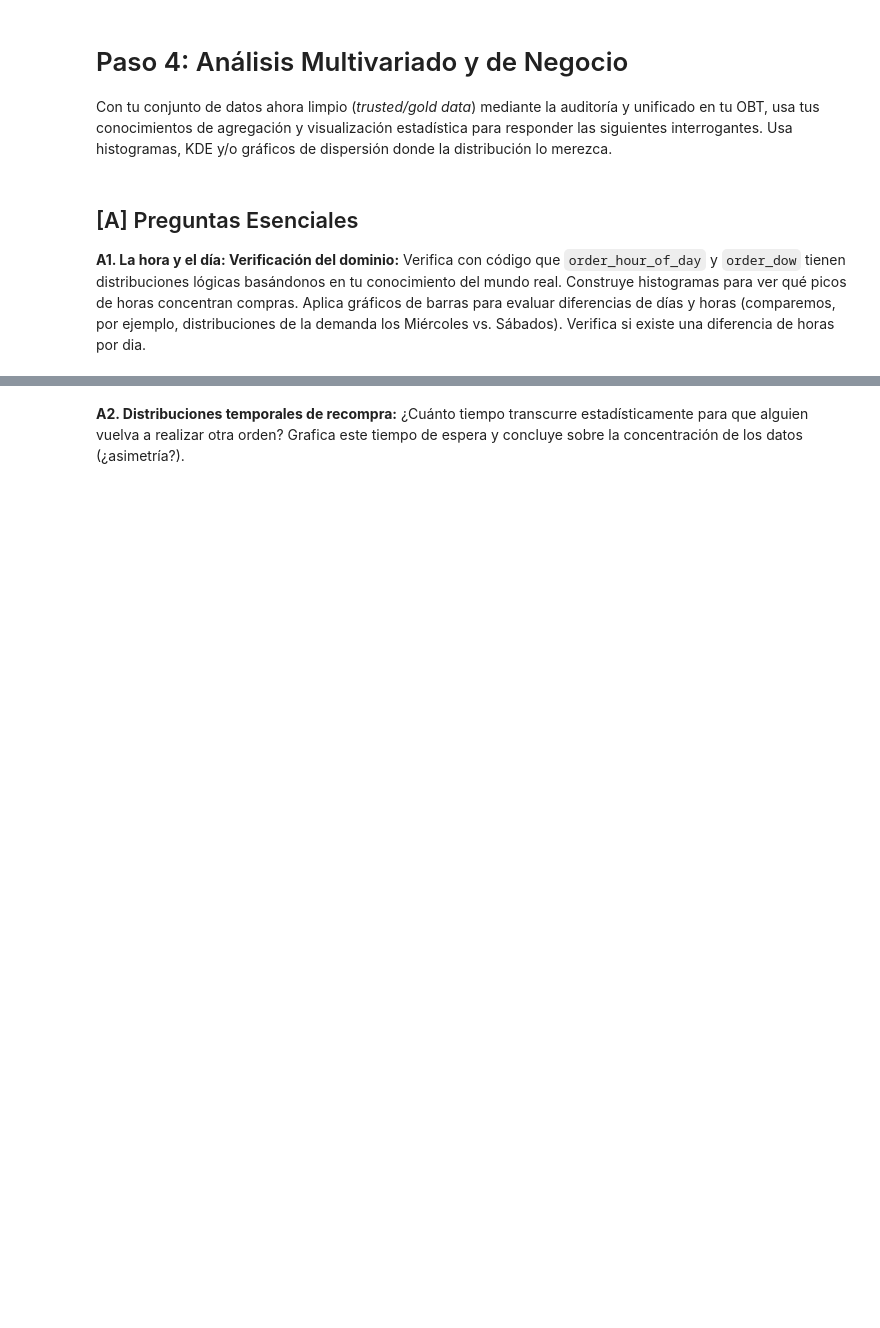
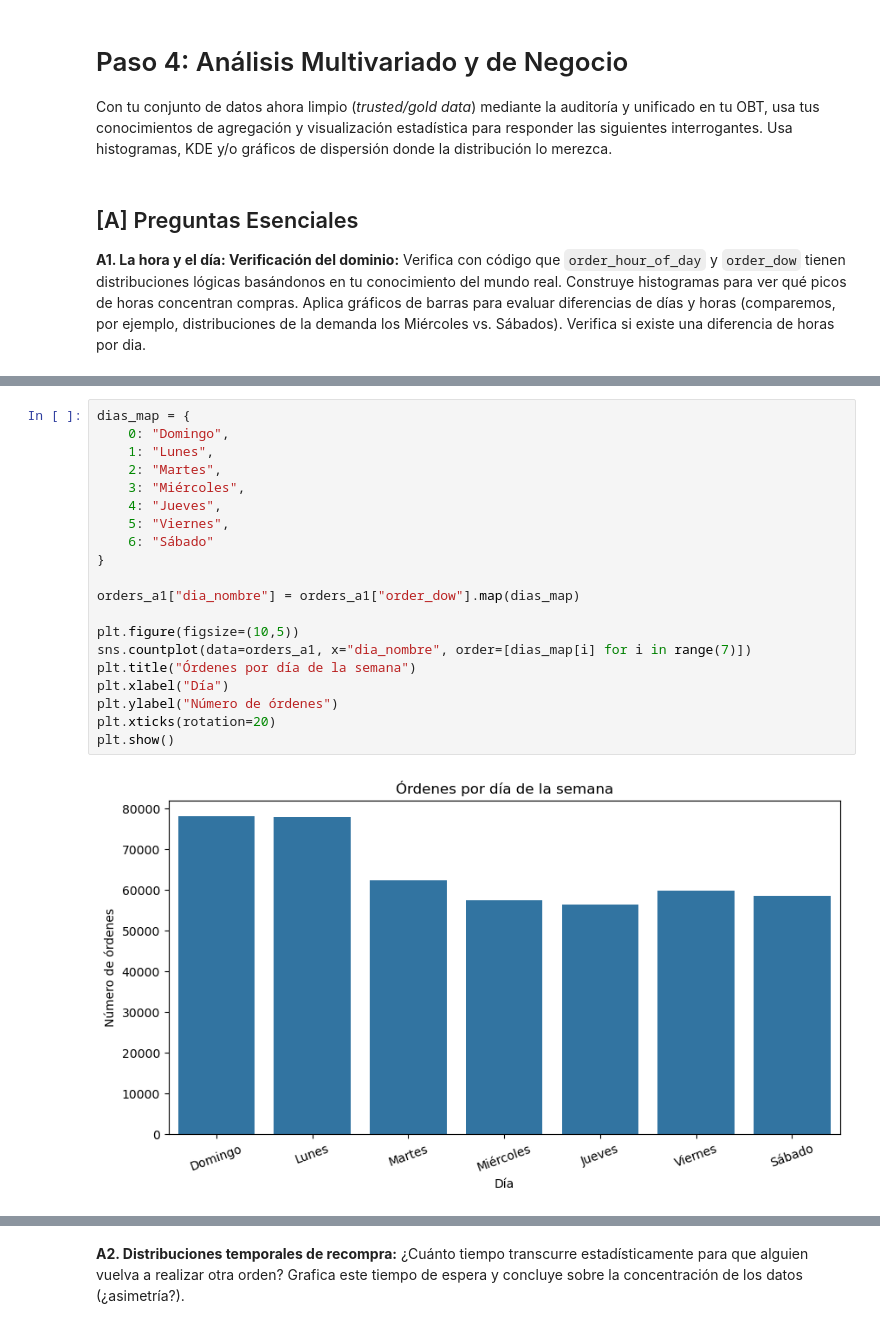
Before and after one commit to gbberru/ds-week-2, a Jupyter notebook: taller_3_Gustavo_Berru.ipynb, the cells around one changed output, grey strips where cells are left out. Cells and saved outputs as stored; diff of their text form; blank space fills up the shorter version.

```diff
--- a/taller_3_Gustavo_Berru.ipynb
+++ b/taller_3_Gustavo_Berru.ipynb
@@ -926,0 +968,22 @@ Verifica con código que `order_hour_of_day` y `order_dow` tienen distribuciones
+# %%
+dias_map = {
+    0: "Domingo",
+    1: "Lunes",
+    2: "Martes",
+    3: "Miércoles",
+    4: "Jueves",
+    5: "Viernes",
+    6: "Sábado"
+}
+
+orders_a1["dia_nombre"] = orders_a1["order_dow"].map(dias_map)
+
+plt.figure(figsize=(10,5))
+sns.countplot(data=orders_a1, x="dia_nombre", order=[dias_map[i] for i in range(7)])
+plt.title("Órdenes por día de la semana")
+plt.xlabel("Día")
+plt.ylabel("Número de órdenes")
+plt.xticks(rotation=20)
+plt.show()
+# %% [output]
+[figure, added]
```
Also changed, not shown: parts of 16 cells of this notebook.
